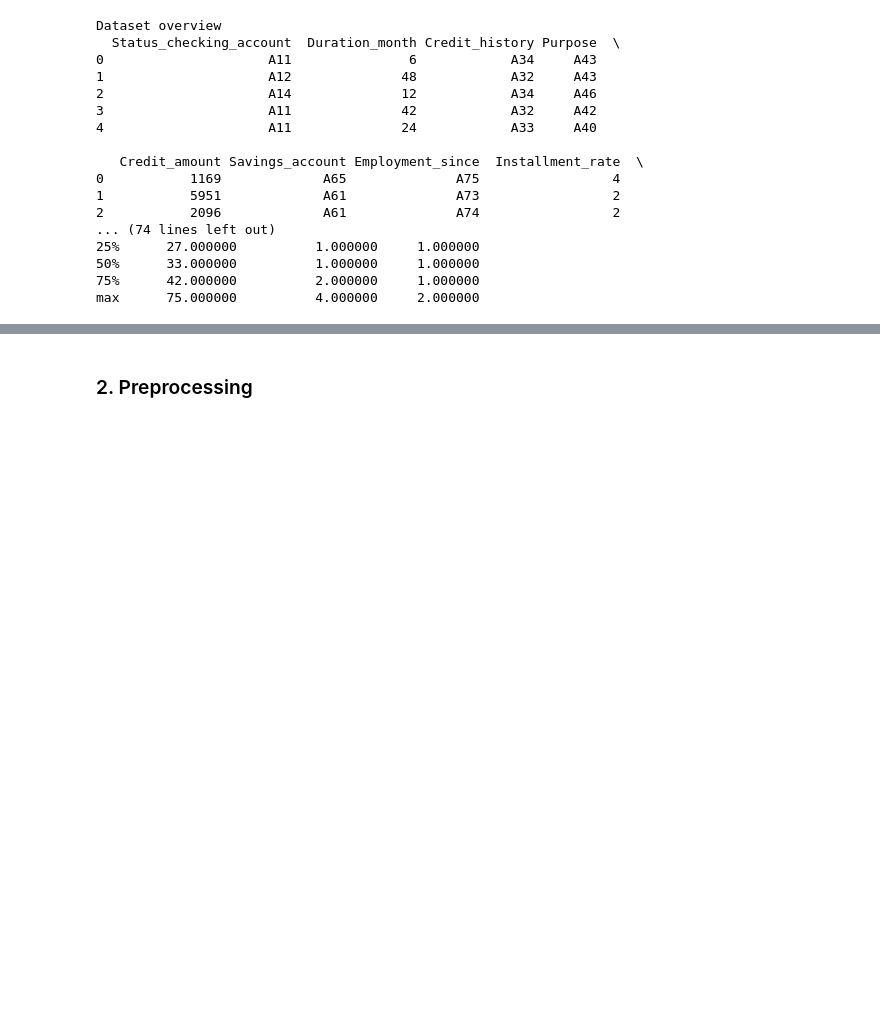
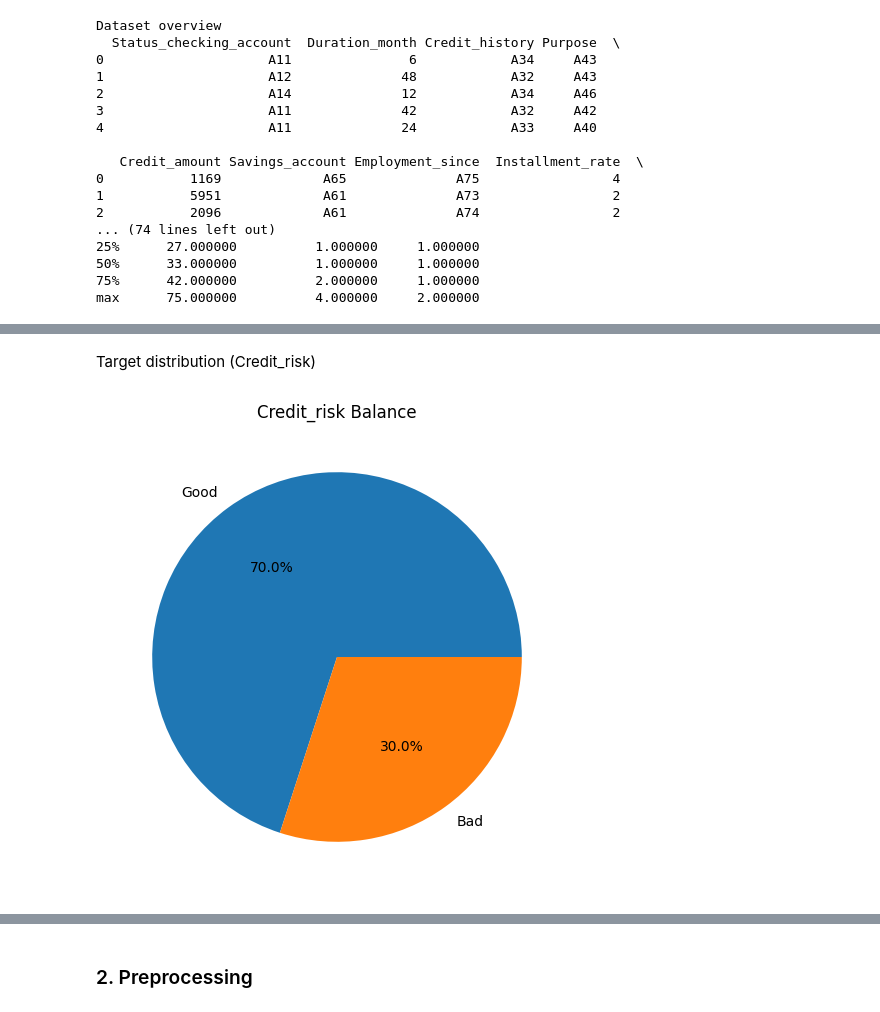
Before and after one commit to Marceeell1/Machine_Learning, a Jupyter notebook: Project.ipynb, the cells around one changed output, grey strips where cells are left out. Cells and saved outputs as stored; diff of their text form; code cells hidden in the pictures; blank space fills up the shorter version.

```diff
--- a/Project.ipynb
+++ b/Project.ipynb
@@ -93,0 +134,10 @@ Feature scaling will therefore be necessary before model training.
+# %% [markdown]
+Target distribution (Credit_risk)
+# %%
+plt.figure(figsize=(6, 6))
+df["Credit_risk"].value_counts().plot(kind='pie', autopct='%1.1f%%')
+plt.title("Credit_risk Balance")
+plt.ylabel("")
+plt.show()
+# %% [output]
+[figure, added]
```
Also changed, not shown: parts of 33 cells of this notebook.
